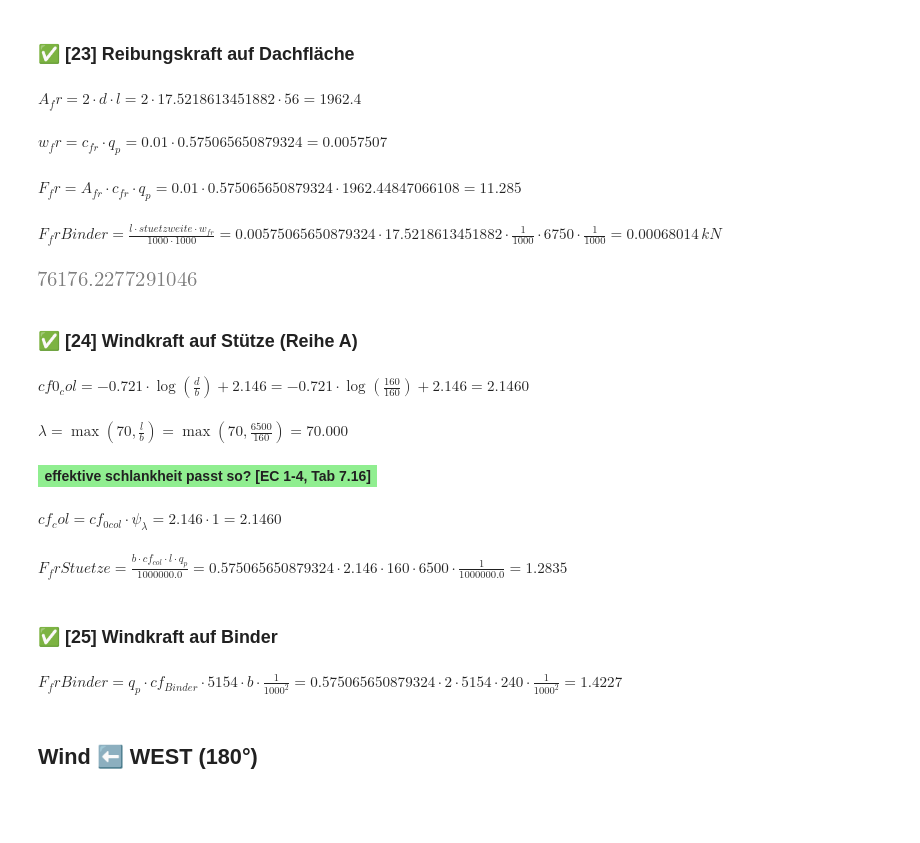
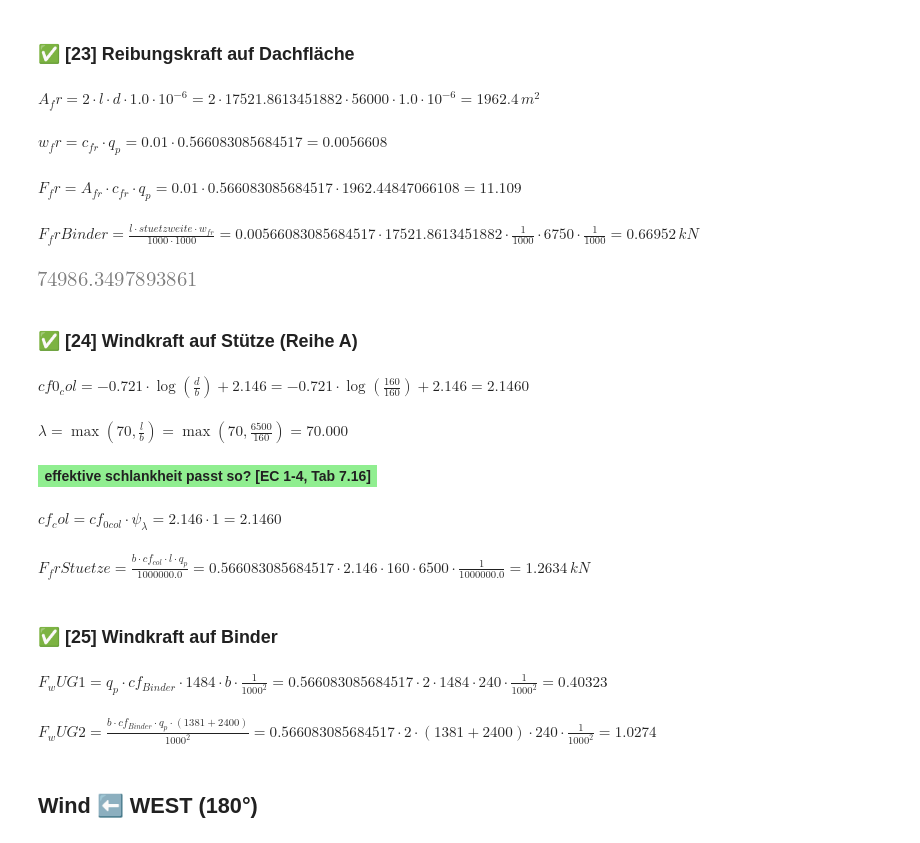
Before and after one commit to sushimako/uni-stahlbau-ue, a Jupyter notebook: Berechnungen/globalstatik.ipynb, the cells around one changed output. Drawn from its saved outputs; the diff is of its cells as text; code cells hidden in the pictures; blank space fills up the shorter version.

```diff
--- a/Berechnungen/globalstatik.ipynb
+++ b/Berechnungen/globalstatik.ipynb
@@ -40,10 +40,10 @@ class dotdict(dict):
 # Geometrie
 # %%
 geom = dotdict({
-    'd': 56,
-    'l_h1': 5,
-    'l_h2': 12.5,
-    'h_a': 7,
+    'd': 56000,
+    'l_h1': 5000,
+    'l_h2': 12500,
+    'h_a': 6500,
     'stuetzweite': 6750,
 })
 geom.l_h = 'l_h1 + l_h2'
@@ -152,7 +163,7 @@ def init_wind():
     })
 
     ## Gelaendekategorie II
-    state.q_p = 'q_b0 * 2.1 * (z_e/10)**0.24'
+    state.q_p = 'q_b0 * 2.1 * ((z_e * 1e-3)/10)**0.24'
     return state
 # %% [markdown]
 ## Wind ⬆️ NORD (90°)
@@ -221,9 +238,9 @@ def interp_alpha(val0, val5):
 # %%
 ## Flächeneinteilung
 md('**Dachflächen**')
-geom.Dach_A = '(d - 2 * d/10) * (b - 2 * b/10)'
-geom.Dach_B = '2 * (d * b/10)'
-geom.Dach_C = '2 * (d/10 * b)'
+geom.Dach_A = '(d - 2 * d/10) * (b - 2 * b/10) * 1e-6'
+geom.Dach_B = '2 * (d * b/10) * 1e-6'
+geom.Dach_C = '2 * (d/10 * b) * 1e-6'
 
 # φ = 0 von dieser Richtung
 cf_max = interp_alpha(0.2, 0.4)
@@ -236,18 +253,18 @@ cpnet_minA = interp_alpha(-0.6, -1.1)
 cpnet_minB = interp_alpha(-1.3, -1.7)
 cpnet_minC = interp_alpha(-1.4, -1.8)
 
-wind_ost.cpnet_min = sum([(geom.Dach_A/geom.A) * cpnet_minA,
-                          (geom.Dach_B/geom.A) * cpnet_minB,
-                          (geom.Dach_C/geom.A) * cpnet_minC])
-wind_ost.cpnet_max = sum([(geom.Dach_A/geom.A) * cpnet_maxA,
-                          (geom.Dach_B/geom.A) * cpnet_maxB,
-                          (geom.Dach_C/geom.A) * cpnet_maxC])
+wind_ost.cpnet_min = sum([(geom.Dach_A/(geom.A * 1e-6)) * cpnet_minA,
+                          (geom.Dach_B/(geom.A * 1e-6)) * cpnet_minB,
+                          (geom.Dach_C/(geom.A * 1e-6)) * cpnet_minC])
+wind_ost.cpnet_max = sum([(geom.Dach_A/(geom.A * 1e-6)) * cpnet_maxA,
+                          (geom.Dach_B/(geom.A * 1e-6)) * cpnet_maxB,
+                          (geom.Dach_C/(geom.A * 1e-6)) * cpnet_maxC])
 
 
 md('### ✅ [21] Druck')
-wind_ost.wk_1 = 'q_p * cpnet_max'
+wind_ost.set('wk_1', 'q_p * cpnet_max * e/1000', pfette, unit='kN/m')
 
 md('### ✅ [22] Sog')
-wind_ost.wk_2 = 'q_p * cpnet_min'
+wind_ost.set('wk_2', 'q_p * cpnet_min * e/1000', pfette, unit='kN/m')
 # %% [output]
 **Dachflächen**
@@ -263,20 +280,20 @@ $\displaystyle wk_2 = cpnet_{min} \cdot q_{p} = 0.575065650879324 \cdot \left(-1
 # %%
 # Da Trapezblech entlang windrichtung orientiert, kann ein $c_{fr} = 0.01$ angenommen werden
 wind_ost.c_fr = 0.01
-wind_ost.set('A_fr', '2 * l * d', geom)
+wind_ost.set('A_fr', '2 * l * d * 1e-6', geom, unit='m^2')
 
 wind_ost.w_fr = 'c_fr * q_p'
 wind_ost.F_fr = 'c_fr * q_p * A_fr'
 
 #randbinder:
 wind_ost.set('F_frBinder', 'w_fr * l/1000 * stuetzweite/1000', geom, unit='kN')
 wind_ost.F_fr * geom.stuetzweite
 # %% [output]
-$\displaystyle A_fr = 2 \cdot d \cdot l = 2 \cdot 17.5218613451882 \cdot 56 = 1962.4 \, $
+$\displaystyle A_fr = 2 \cdot l \cdot d \cdot 1.0 \cdot 10^{-6} = 2 \cdot 17521.8613451882 \cdot 56000 \cdot 1.0 \cdot 10^{-6} = 1962.4 \, m^2$
-$\displaystyle w_fr = c_{fr} \cdot q_{p} = 0.01 \cdot 0.575065650879324 = 0.0057507 \, $
+$\displaystyle w_fr = c_{fr} \cdot q_{p} = 0.01 \cdot 0.566083085684517 = 0.0056608 \, $
-$\displaystyle F_fr = A_{fr} \cdot c_{fr} \cdot q_{p} = 0.01 \cdot 0.575065650879324 \cdot 1962.44847066108 = 11.285 \, $
+$\displaystyle F_fr = A_{fr} \cdot c_{fr} \cdot q_{p} = 0.01 \cdot 0.566083085684517 \cdot 1962.44847066108 = 11.109 \, $
-$\displaystyle F_frBinder = \frac{l \cdot stuetzweite \cdot w_{fr}}{1000 \cdot 1000} = 0.00575065650879324 \cdot 17.5218613451882 \cdot \frac{1}{1000} \cdot 6750 \cdot \frac{1}{1000} = 0.00068014 \, kN$
+$\displaystyle F_frBinder = \frac{l \cdot stuetzweite \cdot w_{fr}}{1000 \cdot 1000} = 0.00566083085684517 \cdot 17521.8613451882 \cdot \frac{1}{1000} \cdot 6750 \cdot \frac{1}{1000} = 0.66952 \, kN$
-[figure, old version]
+[figure, new version]
 # %% [markdown]
 ### ✅ [24] Windkraft auf Stütze (Reihe A)
 # %%
@@ -288,19 +305,23 @@ note('effektive schlankheit passt so? [EC 1-4, Tab 7.16]')
 wind_ost.ψ_λ = 1 #fuer φ = 0 und λ = 70 [EC 1-4, Abb. 7.36]
 wind_ost.cf_col = 'cf0_col * ψ_λ'
 
-wind_ost.set('F_frStuetze', 'q_p * cf_col * ((b*l)/1e6)', stuetzeA)
+## NB: Stuetzen kraft wird nur zu 2/3 eingeleitet, rest geht ins fundament
+wind_ost.set('F_frStuetze', 'q_p * cf_col * ((b*l)/1e6)', stuetzeA, unit='kN')
 # %% [output]
 $\displaystyle cf0_col = - 0.721 \cdot \log{\left(\frac{d}{b} \right)} + 2.146 = - 0.721 \cdot \log{\left(\frac{160}{160} \right)} + 2.146 = 2.1460 \, $
 $\displaystyle λ = \max\left(70, \frac{l}{b}\right) = \max\left(70, \frac{6500}{160}\right) = 70.000 \, $
 <div style="width=100%; display: flex; justify-content: end"><span style="background-color:lightgreen; padding: 0.2rem 0.4rem; margin-right: 3rem; text-align: right; font-weight: bold;">effektive schlankheit passt so? [EC 1-4, Tab 7.16]</span></div>
 $\displaystyle cf_col = cf_{0 col} \cdot ψ_{λ} = 2.146 \cdot 1 = 2.1460 \, $
-$\displaystyle F_frStuetze = \frac{b \cdot cf_{col} \cdot l \cdot q_{p}}{1000000.0} = 0.575065650879324 \cdot 2.146 \cdot 160 \cdot 6500 \cdot \frac{1}{1000000.0} = 1.2835 \, $
+$\displaystyle F_frStuetze = \frac{b \cdot cf_{col} \cdot l \cdot q_{p}}{1000000.0} = 0.566083085684517 \cdot 2.146 \cdot 160 \cdot 6500 \cdot \frac{1}{1000000.0} = 1.2634 \, kN$
 # %% [markdown]
 ### ✅ [25] Windkraft auf Binder
 # %%
-wind_ost.set('F_frBinder', 'q_p * cf_Binder * (5154 * b)/1000**2', binder)
+wind_ost.set('F_wUG1', 'q_p * cf_Binder * (1484 * b)/1000**2', binder)
+
+wind_ost.set('F_wUG2', 'q_p * cf_Binder * ((2400 + 1381) * b)/1000**2', binder)
 # %% [output]
-$\displaystyle F_frBinder = q_{p} \cdot cf_{Binder} \cdot 5154 \cdot b \cdot \frac{1}{1000^{2}} = 0.575065650879324 \cdot 2 \cdot 5154 \cdot 240 \cdot \frac{1}{1000^{2}} = 1.4227 \, $
+$\displaystyle F_wUG1 = q_{p} \cdot cf_{Binder} \cdot 1484 \cdot b \cdot \frac{1}{1000^{2}} = 0.566083085684517 \cdot 2 \cdot 1484 \cdot 240 \cdot \frac{1}{1000^{2}} = 0.40323 \, $
+$\displaystyle F_wUG2 = \frac{b \cdot cf_{Binder} \cdot q_{p} \cdot \left(1381 + 2400\right)}{1000^{2}} = 0.566083085684517 \cdot 2 \cdot \left(1381 + 2400\right) \cdot 240 \cdot \frac{1}{1000^{2}} = 1.0274 \, $
 # %% [markdown]
 ## Wind ⬅️ WEST (180°)
 # %% [markdown]
```
Also changed, not shown: parts of 20 cells of this notebook, 1 other file.
